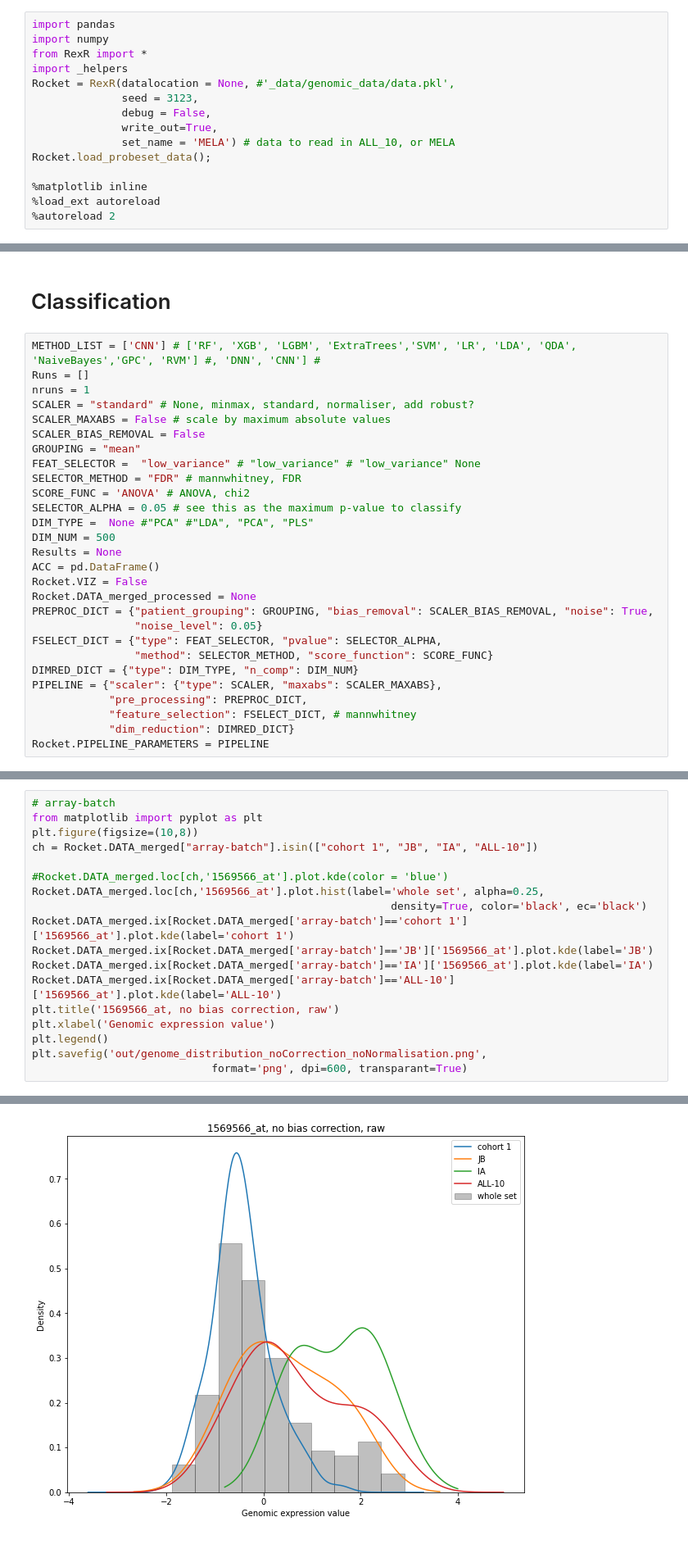
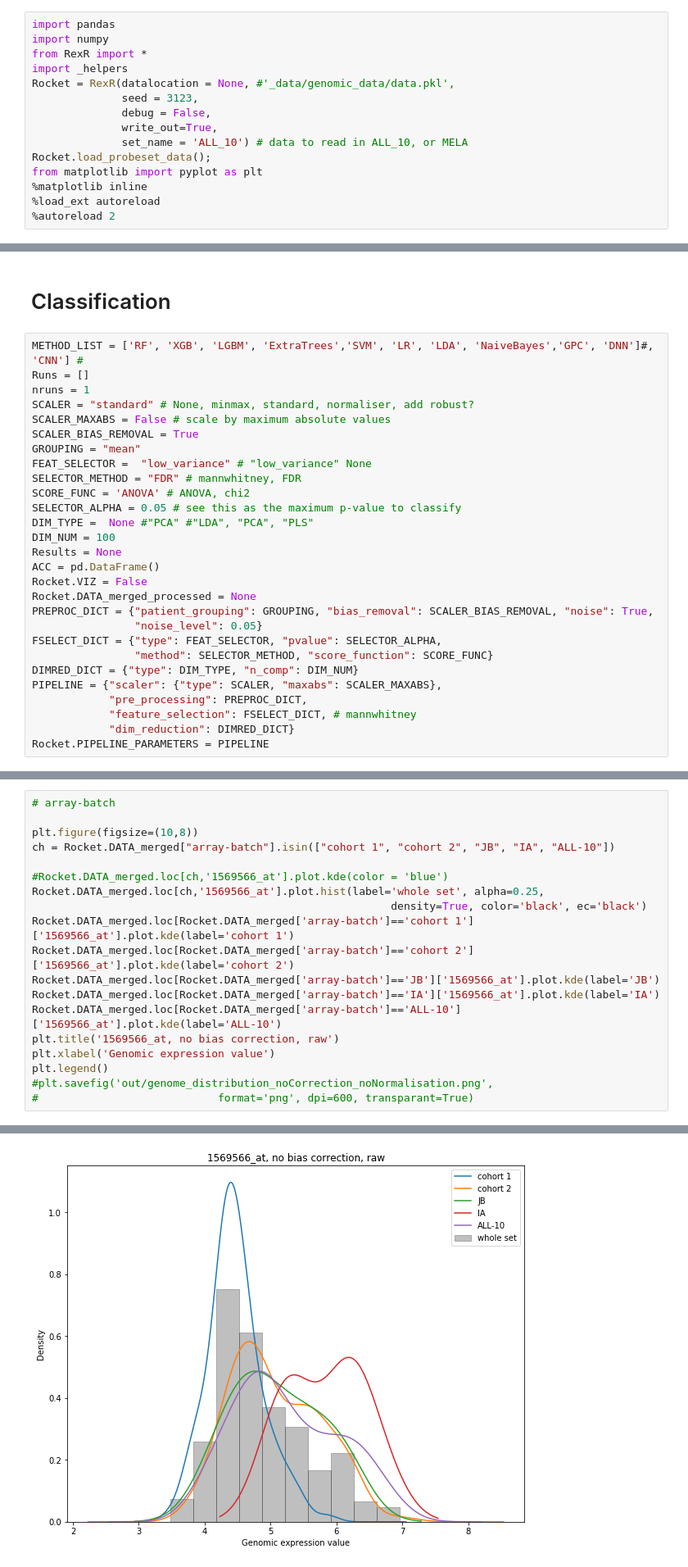
Before and after one commit to bramiozo/RexR, a Jupyter notebook: notebook.ipynb, the cells around one changed output, grey strips where cells are left out. Shown at 82% size. Drawn from its saved outputs; the diff is of its cells as text.

```diff
--- a/notebook.ipynb
+++ b/notebook.ipynb
@@ -7,9 +7,9 @@ Rocket = RexR(datalocation = None, #'_data/genomic_data/data.pkl',
               seed = 3123,
               debug = False,
               write_out=True,
-              set_name = 'MELA') # data to read in ALL_10, or MELA
+              set_name = 'ALL_10') # data to read in ALL_10, or MELA
 Rocket.load_probeset_data();
-
+from matplotlib import pyplot as plt
 %matplotlib inline
 %load_ext autoreload
 %autoreload 2
@@ -19,19 +43,19 @@ Using TensorFlow backend.
 # %% [markdown]
 # Classification
 # %%
-METHOD_LIST = ['CNN'] # ['RF', 'XGB', 'LGBM', 'ExtraTrees','SVM', 'LR', 'LDA', 'QDA', 'NaiveBayes','GPC', 'RVM'] #, 'DNN', 'CNN'] #
+METHOD_LIST = ['RF', 'XGB', 'LGBM', 'ExtraTrees','SVM', 'LR', 'LDA', 'NaiveBayes','GPC', 'DNN']#, 'CNN'] #
 Runs = []
 nruns = 1
 SCALER = "standard" # None, minmax, standard, normaliser, add robust?
 SCALER_MAXABS = False # scale by maximum absolute values
-SCALER_BIAS_REMOVAL = False
+SCALER_BIAS_REMOVAL = True
 GROUPING = "mean"
-FEAT_SELECTOR =  "low_variance" # "low_variance" # "low_variance" None
+FEAT_SELECTOR =  "low_variance" # "low_variance" None
 SELECTOR_METHOD = "FDR" # mannwhitney, FDR
 SCORE_FUNC = 'ANOVA' # ANOVA, chi2
 SELECTOR_ALPHA = 0.05 # see this as the maximum p-value to classify
 DIM_TYPE =  None #"PCA" #"LDA", "PCA", "PLS"
-DIM_NUM = 500
+DIM_NUM = 100
 Results = None
 ACC = pd.DataFrame()
 Rocket.VIZ = False
@@ -55,19 +98,20 @@ KeyboardInterrupt:
 # %%
 # array-batch
-from matplotlib import pyplot as plt
+
 plt.figure(figsize=(10,8))
-ch = Rocket.DATA_merged["array-batch"].isin(["cohort 1", "JB", "IA", "ALL-10"])
+ch = Rocket.DATA_merged["array-batch"].isin(["cohort 1", "cohort 2", "JB", "IA", "ALL-10"])
 
 #Rocket.DATA_merged.loc[ch,'1569566_at'].plot.kde(color = 'blue')
 Rocket.DATA_merged.loc[ch,'1569566_at'].plot.hist(label='whole set', alpha=0.25,
                                                         density=True, color='black', ec='black')
-Rocket.DATA_merged.ix[Rocket.DATA_merged['array-batch']=='cohort 1']['1569566_at'].plot.kde(label='cohort 1')
-Rocket.DATA_merged.ix[Rocket.DATA_merged['array-batch']=='JB']['1569566_at'].plot.kde(label='JB')
-Rocket.DATA_merged.ix[Rocket.DATA_merged['array-batch']=='IA']['1569566_at'].plot.kde(label='IA')
-Rocket.DATA_merged.ix[Rocket.DATA_merged['array-batch']=='ALL-10']['1569566_at'].plot.kde(label='ALL-10')
+Rocket.DATA_merged.loc[Rocket.DATA_merged['array-batch']=='cohort 1']['1569566_at'].plot.kde(label='cohort 1')
+Rocket.DATA_merged.loc[Rocket.DATA_merged['array-batch']=='cohort 2']['1569566_at'].plot.kde(label='cohort 2')
+Rocket.DATA_merged.loc[Rocket.DATA_merged['array-batch']=='JB']['1569566_at'].plot.kde(label='JB')
+Rocket.DATA_merged.loc[Rocket.DATA_merged['array-batch']=='IA']['1569566_at'].plot.kde(label='IA')
+Rocket.DATA_merged.loc[Rocket.DATA_merged['array-batch']=='ALL-10']['1569566_at'].plot.kde(label='ALL-10')
 plt.title('1569566_at, no bias correction, raw')
 plt.xlabel('Genomic expression value')
 plt.legend()
-plt.savefig('out/genome_distribution_noCorrection_noNormalisation.png',
-                            format='png', dpi=600, transparant=True)
+#plt.savefig('out/genome_distribution_noCorrection_noNormalisation.png',
+#                            format='png', dpi=600, transparant=True)
 # %% [output]
@@ -74,3 +119,3 @@ plt.savefig('out/genome_distribution_noCorrection_noNormalisation.png',
-[figure, old version]
+[figure, new version]
 # %%
 plt.figure(figsize=(10,8))
```
Also changed, not shown: parts of 36 cells of this notebook, 29 other files.
